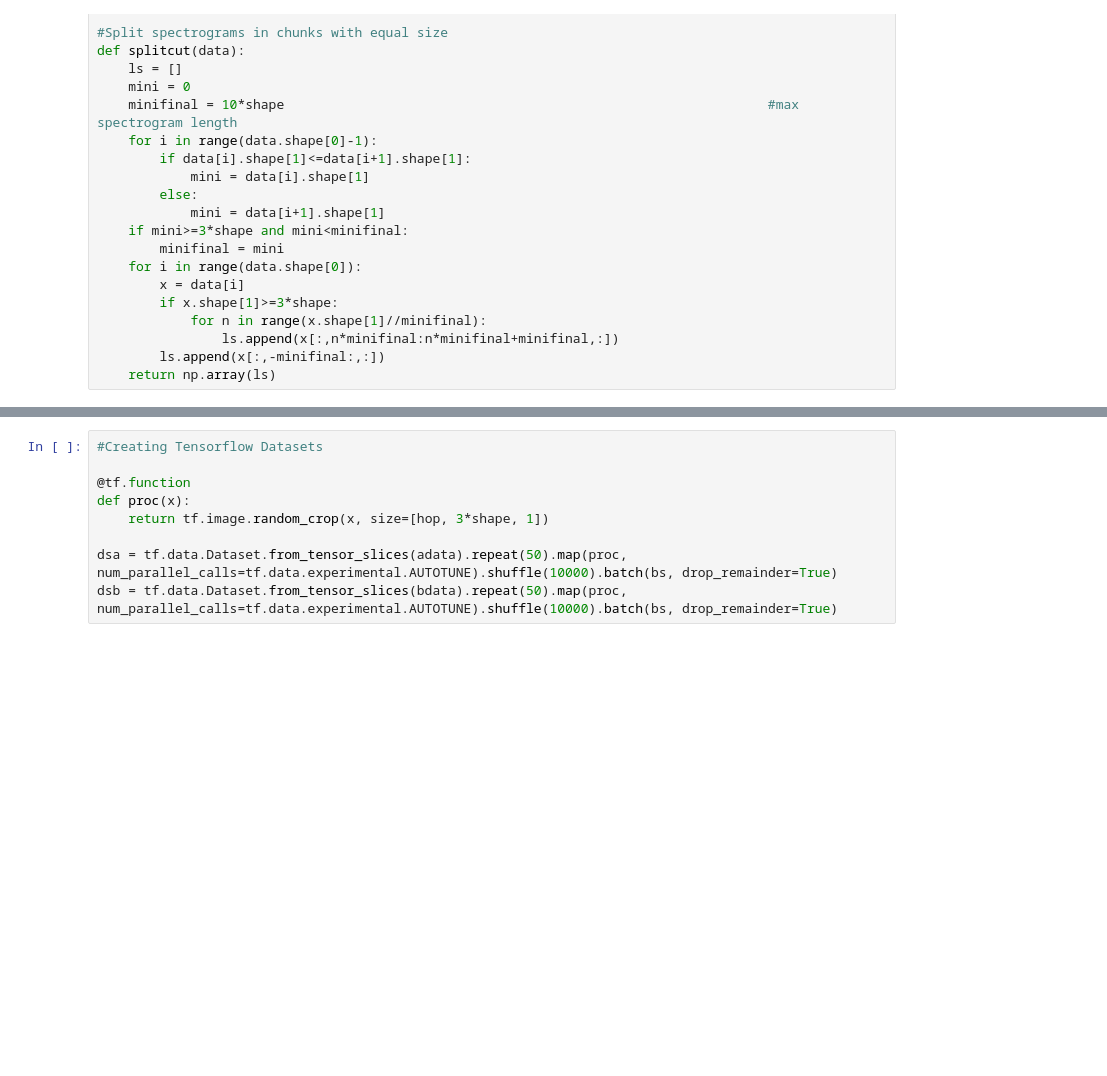
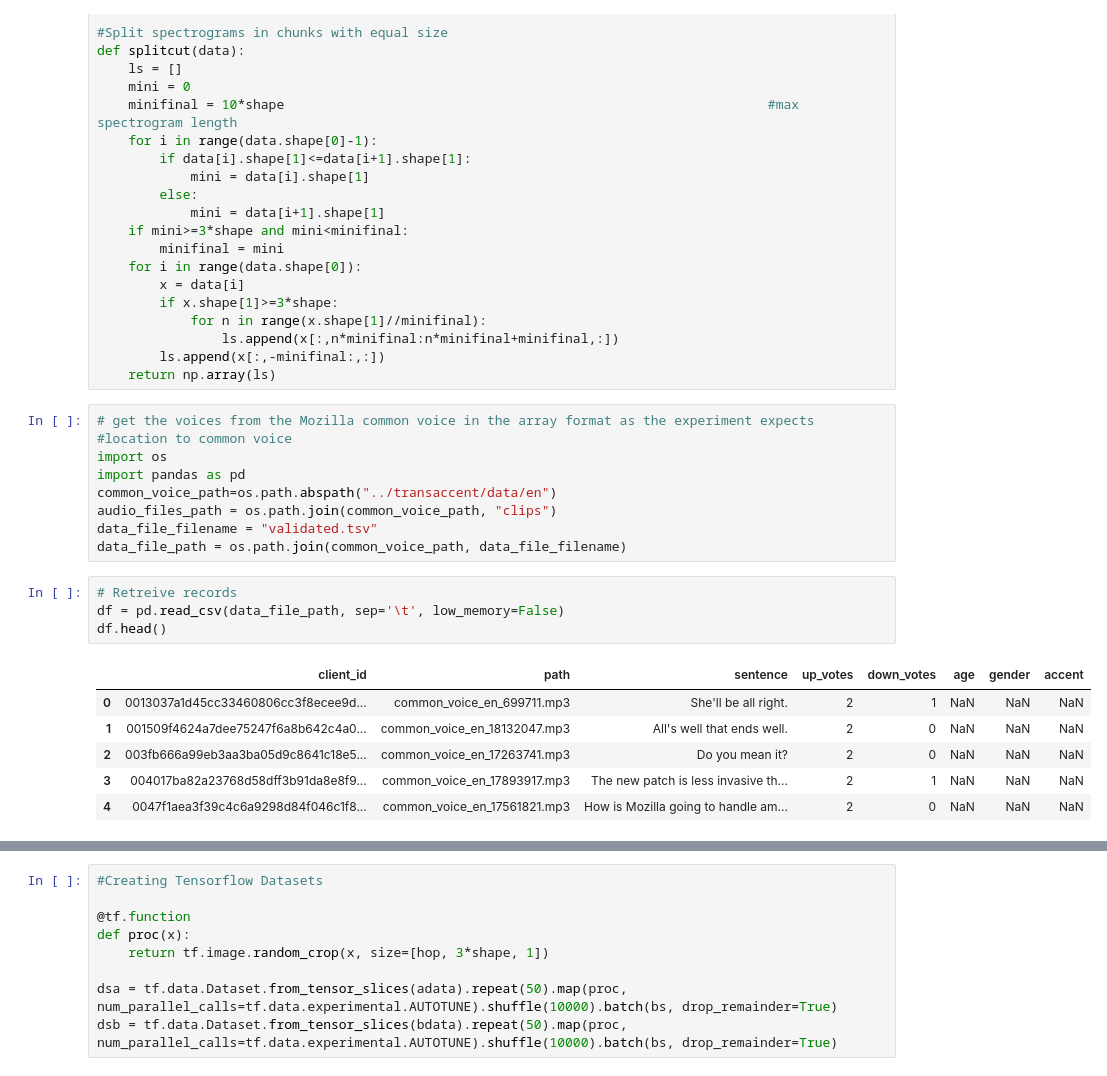
Before and after one commit to kyledef/MelGAN-VC, a Jupyter notebook: MelGAN_VC.ipynb, the cells around one changed output, grey strips where cells are left out. Drawn from its saved outputs; the diff is of its cells as text; blank space fills up the shorter version.

Commit message:
added modification for common voice format

```diff
--- a/MelGAN_VC.ipynb
+++ b/MelGAN_VC.ipynb
@@ -253,3 +291,23 @@ def splitcut(data):
                 ls.append(x[:,n*minifinal:n*minifinal+minifinal,:])
         ls.append(x[:,-minifinal:,:])
     return np.array(ls)
+# %%
+# get the voices from the Mozilla common voice in the array format as the experiment expects
+#location to common voice
+import os
+import pandas as pd
+common_voice_path=os.path.abspath("../transaccent/data/en")
+audio_files_path = os.path.join(common_voice_path, "clips")
+data_file_filename = "validated.tsv"
+data_file_path = os.path.join(common_voice_path, data_file_filename)
+# %%
+# Retreive records
+df = pd.read_csv(data_file_path, sep='\t', low_memory=False)
+df.head()
+# %% [output]
+|  | client_id | path | sentence | up_votes | down_votes | age | gender | accent |
+| 0 | 0013037a1d45cc33460806cc3f8ecee9d... | common_voice_en_699711.mp3 | She'll be all right. | 2 | 1 | NaN | NaN | NaN |
+| 1 | 001509f4624a7dee75247f6a8b642c4a0... | common_voice_en_18132047.mp3 | All's well that ends well. | 2 | 0 | NaN | NaN | NaN |
+| 2 | 003fb666a99eb3aa3ba05d9c8641c18e5... | common_voice_en_17263741.mp3 | Do you mean it? | 2 | 0 | NaN | NaN | NaN |
+| 3 | 004017ba82a23768d58dff3b91da8e8f9... | common_voice_en_17893917.mp3 | The new patch is less invasive th... | 2 | 1 | NaN | NaN | NaN |
+| 4 | 0047f1aea3f39c4c6a9298d84f046c1f8... | common_voice_en_17561821.mp3 | How is Mozilla going to handle am... | 2 | 0 | NaN | NaN | NaN |
```
Also changed, not shown: parts of 14 cells of this notebook, 1 other file.
